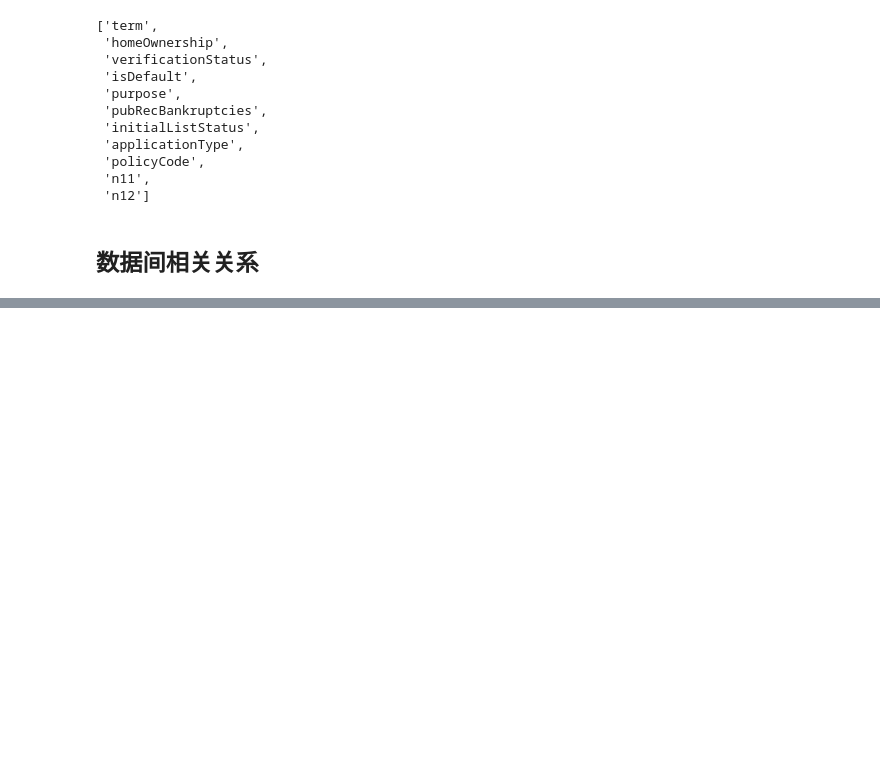
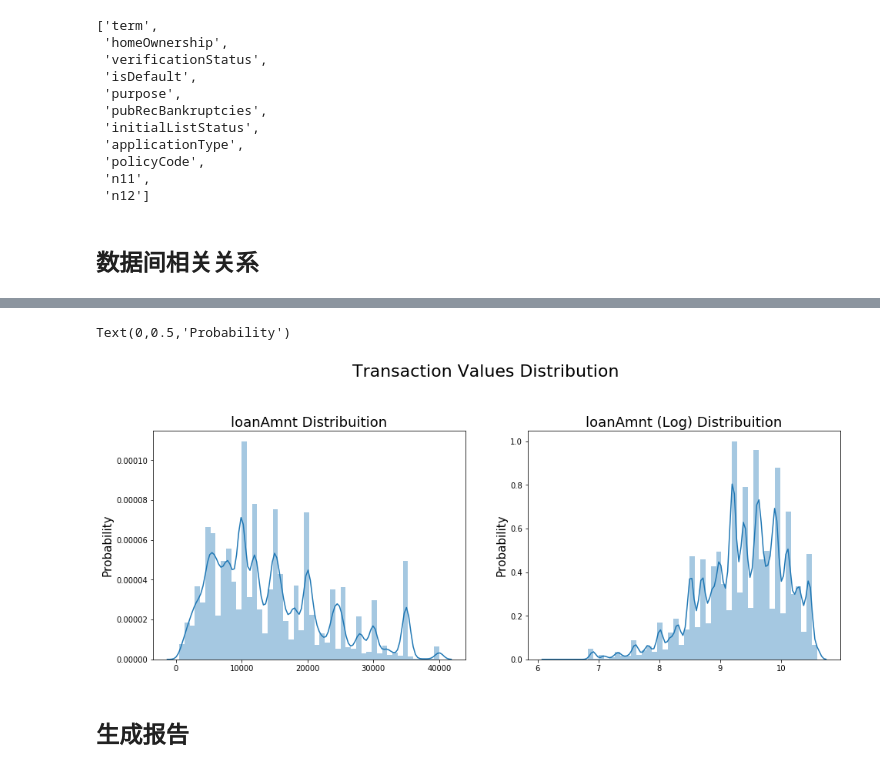
Before and after one commit to FourHan/finance_competition, a Jupyter notebook: task2_数据分析.ipynb, the cells around one changed output, grey strips where cells are left out. Saved outputs shown, nothing was run; the diff lists cells and outputs as text; code cells hidden in the pictures; blank space fills up the shorter version.

```diff
--- a/task2_数据分析.ipynb
+++ b/task2_数据分析.ipynb
@@ -213,0 +250,20 @@ num_obj_col
+# %%
+#Ploting Transaction Amount Values Distribution
+plt.figure(figsize=(16,12))
+plt.suptitle('Transaction Values Distribution', fontsize=22)
+plt.subplot(221)
+sub_plot_1 = sns.distplot(data_train['loanAmnt'])
+sub_plot_1.set_title("loanAmnt Distribuition", fontsize=18)
+sub_plot_1.set_xlabel("")
+sub_plot_1.set_ylabel("Probability", fontsize=15)
+
+plt.subplot(222)
+sub_plot_2 = sns.distplot(np.log(data_train['loanAmnt']))
+sub_plot_2.set_title("loanAmnt (Log) Distribuition", fontsize=18)
+sub_plot_2.set_xlabel("")
+sub_plot_2.set_ylabel("Probability", fontsize=15)
+# %% [output]
+Text(0,0.5,'Probability')
+[figure, added]
+# %% [markdown]
+## 生成报告
```
Also changed, not shown: parts of 9 cells of this notebook, 1 other file.
